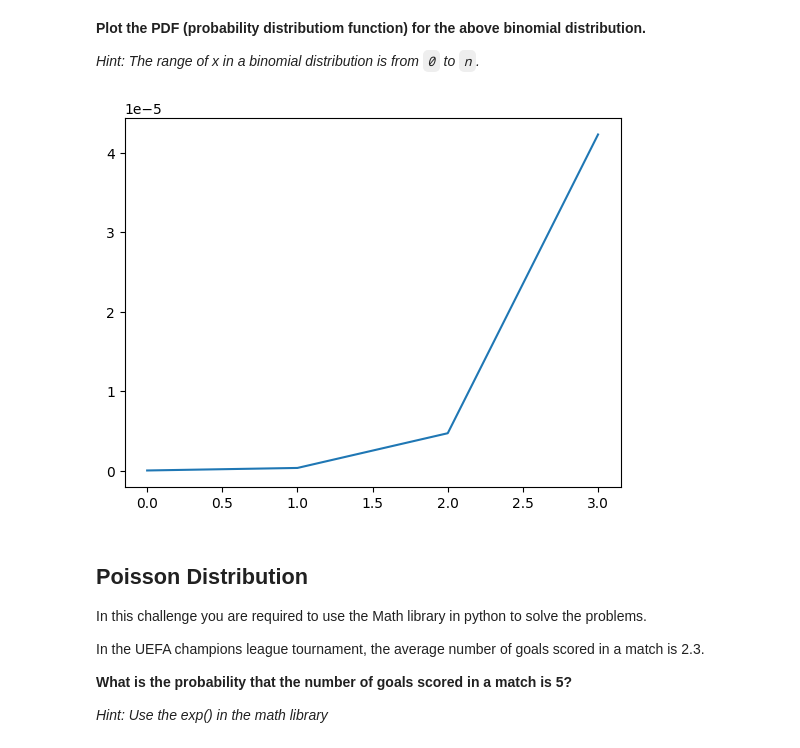
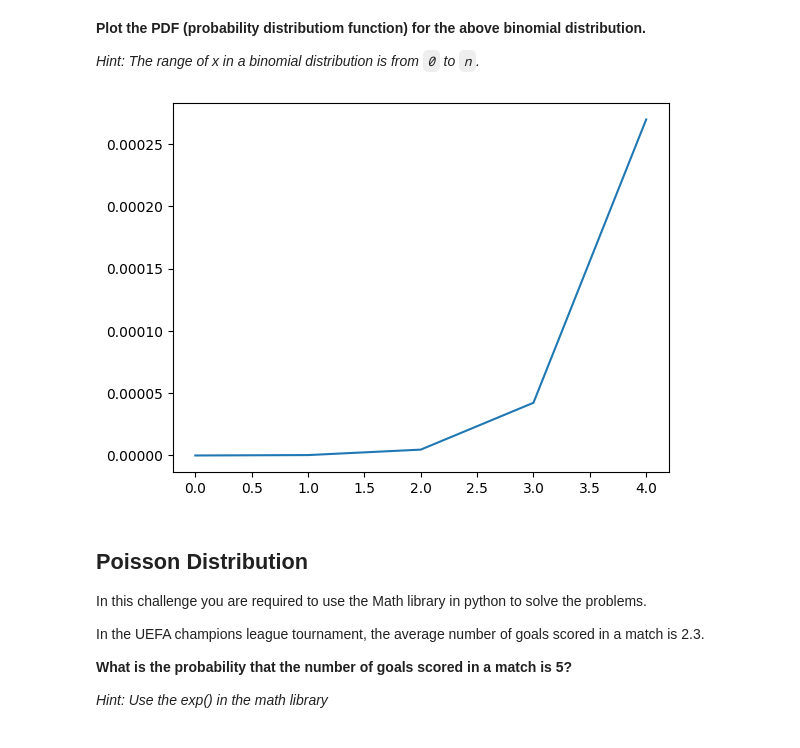
Before and after one commit to Ironhack-Data-Madrid-Octubre-2023/6.1-lab_discrete_probability_distributions, a Jupyter notebook: your-code/main.ipynb, the cells around one changed output. Saved outputs shown, nothing was run; the diff lists cells and outputs as text; code cells hidden in the pictures.

```diff
--- a/your-code/main.ipynb
+++ b/your-code/main.ipynb
@@ -104,14 +104,14 @@ prob_5_random
 # %%
 # your code here
 # Please label the axes and give a title to the plot
 
-x=[i for i in range(4)]                  # nº de exitos - range(4) por tener 5 exitos: 0, 1, 2, 3 y 4
+x=[i for i in range(5)]                  # nº de exitos - range(4) por tener 5 exitos: 0, 1, 2, 3 y 4
 
 y=[binom.pmf(x, 20, p) for x in x]      # su probabilidad
 
 plt.plot(x, y);
 # %% [output]
-[figure, old version]
+[figure, new version]
 # %% [markdown]
 ## Poisson Distribution
 
```
Also changed, not shown: parts of 2 cells of this notebook.
